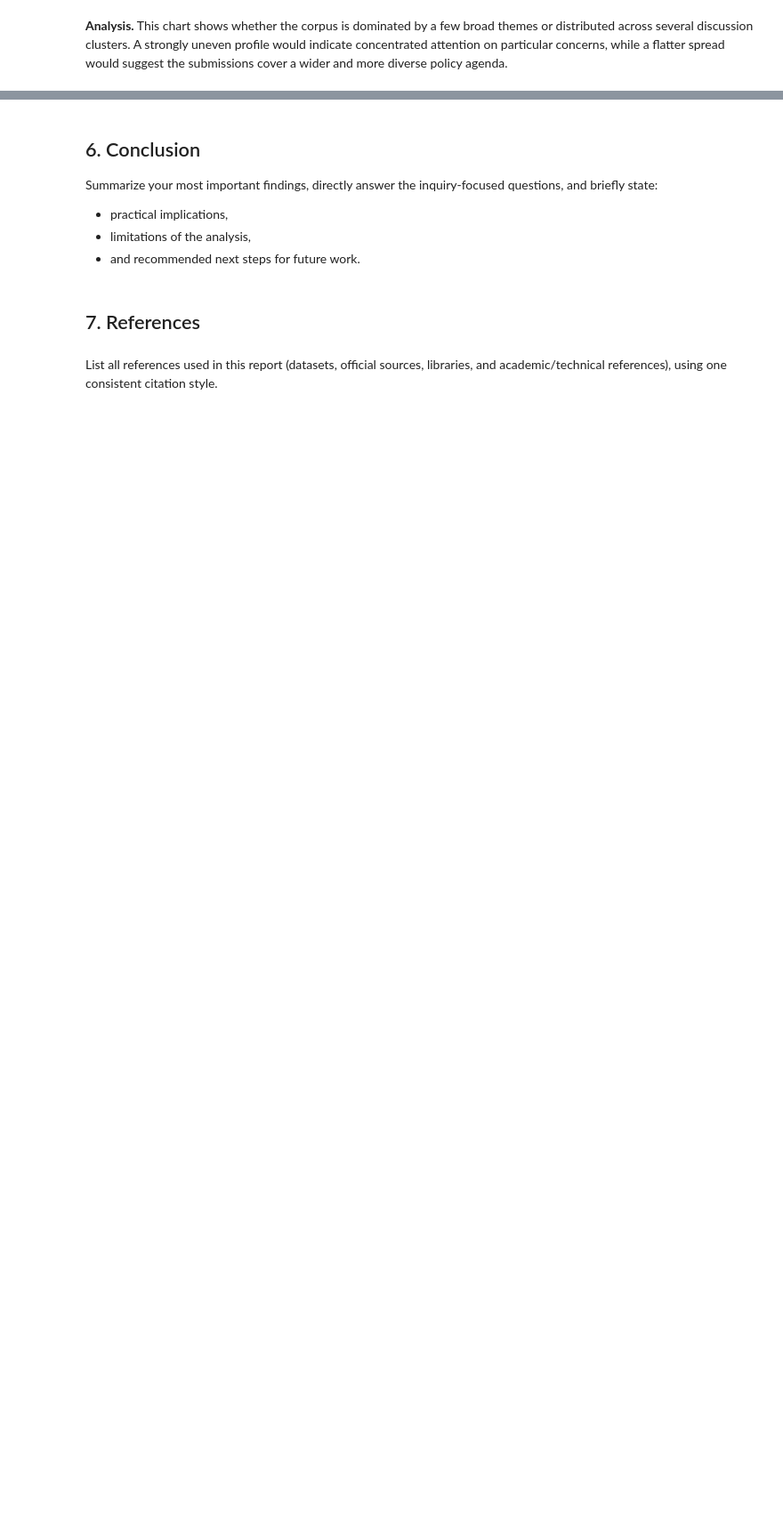
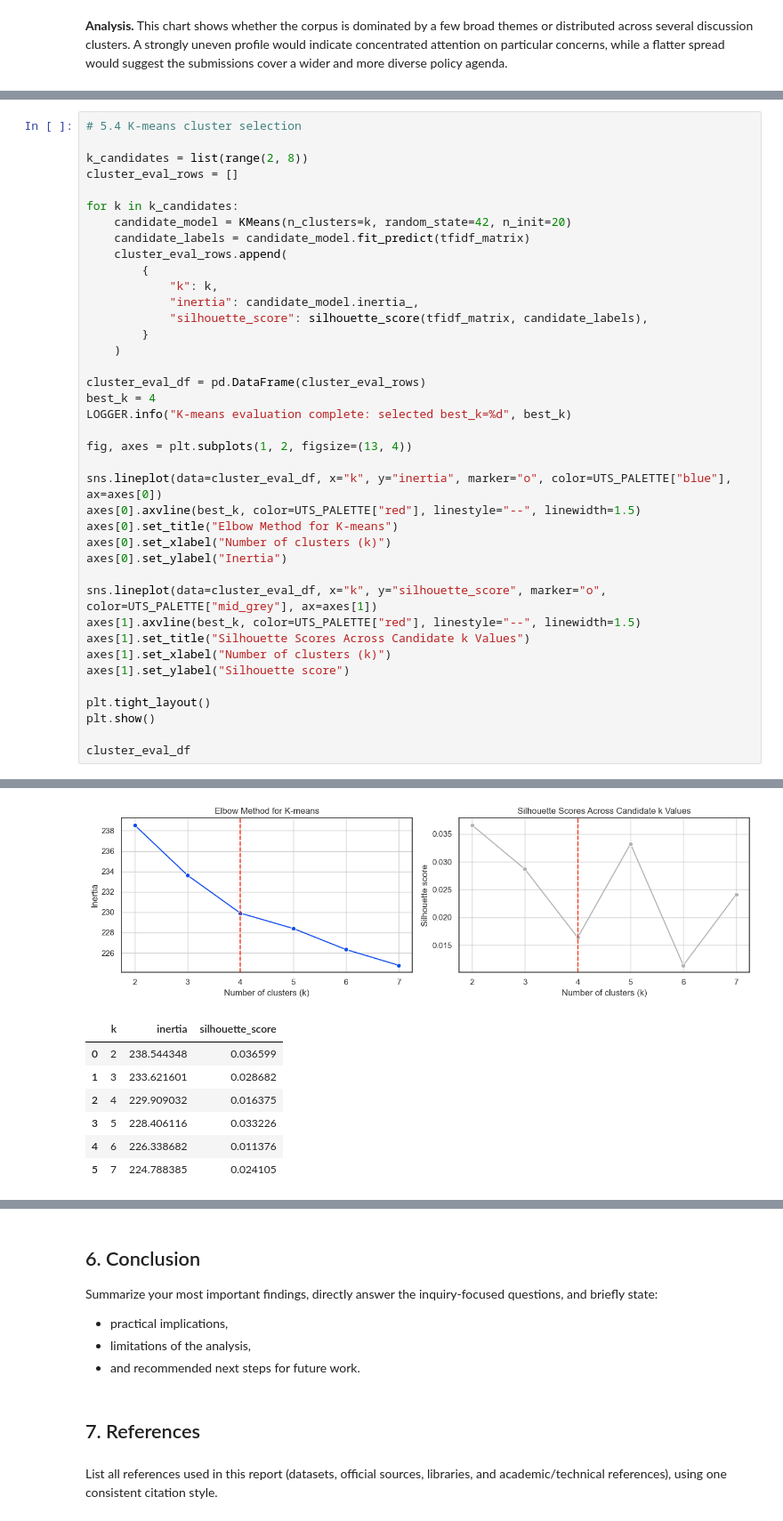
Before and after one commit to Sebas102507/nlp-parliamentary-inquiry-text-mining, a Jupyter notebook: Parliamentary_Inquiry_Text_Mining_Report.ipynb, the cells around one changed output, grey strips where cells are left out. Shown at 89% size. Cells and saved outputs as stored; diff of their text form; blank space fills up the shorter version.

```diff
--- a/Parliamentary_Inquiry_Text_Mining_Report.ipynb
+++ b/Parliamentary_Inquiry_Text_Mining_Report.ipynb
@@ -1638,0 +1737,40 @@ display(percentage_counts.to_frame(name="count"))
+# %%
+# 5.4 K-means cluster selection
+
+k_candidates = list(range(2, 8))
+cluster_eval_rows = []
+
+for k in k_candidates:
+    candidate_model = KMeans(n_clusters=k, random_state=42, n_init=20)
+    candidate_labels = candidate_model.fit_predict(tfidf_matrix)
+    cluster_eval_rows.append(
+        {
+            "k": k,
+            "inertia": candidate_model.inertia_,
+            "silhouette_score": silhouette_score(tfidf_matrix, candidate_labels),
+        }
+    )
+
+cluster_eval_df = pd.DataFrame(cluster_eval_rows)
+best_k = 4
+LOGGER.info("K-means evaluation complete: selected best_k=%d", best_k)
+
+fig, axes = plt.subplots(1, 2, figsize=(13, 4))
+
+sns.lineplot(data=cluster_eval_df, x="k", y="inertia", marker="o", color=UTS_PALETTE["blue"], ax=axes[0])
+axes[0].axvline(best_k, color=UTS_PALETTE["red"], linestyle="--", linewidth=1.5)
+axes[0].set_title("Elbow Method for K-means")
+axes[0].set_xlabel("Number of clusters (k)")
+axes[0].set_ylabel("Inertia")
+
+sns.lineplot(data=cluster_eval_df, x="k", y="silhouette_score", marker="o", color=UTS_PALETTE["mid_grey"], ax=axes[1])
+axes[1].axvline(best_k, color=UTS_PALETTE["red"], linestyle="--", linewidth=1.5)
+axes[1].set_title("Silhouette Scores Across Candidate k Values")
+axes[1].set_xlabel("Number of clusters (k)")
+axes[1].set_ylabel("Silhouette score")
+
+plt.tight_layout()
+plt.show()
+
+cluster_eval_df
+# %% [output]
@@ -1638,0 +1778,8 @@ display(percentage_counts.to_frame(name="count"))
+[figure, added]
+|  | k | inertia | silhouette_score |
+| 0 | 2 | 238.544348 | 0.036599 |
+| 1 | 3 | 233.621601 | 0.028682 |
+| 2 | 4 | 229.909032 | 0.016375 |
+| 3 | 5 | 228.406116 | 0.033226 |
+| 4 | 6 | 226.338682 | 0.011376 |
+| 5 | 7 | 224.788385 | 0.024105 |
```
Also changed, not shown: parts of 32 cells of this notebook.
